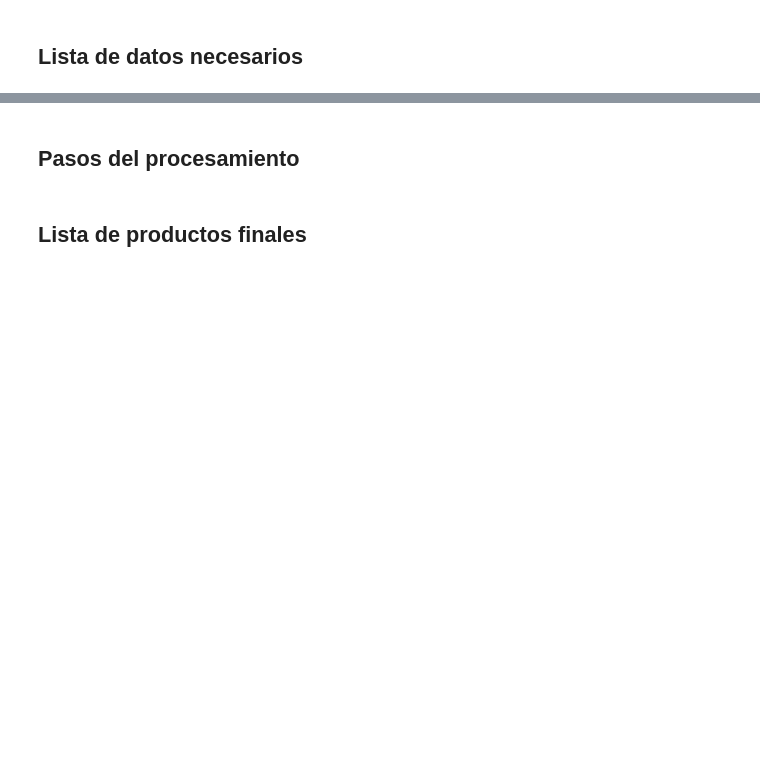
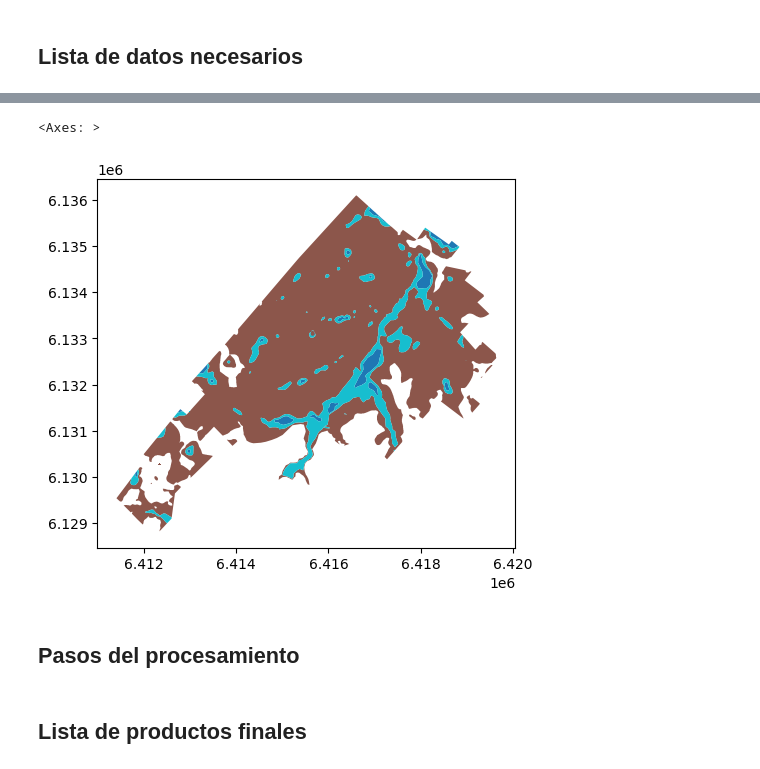
Before and after one commit to nlebovits/ciut-riesgo, a Jupyter notebook: plan.ipynb, the cells around one changed output, grey strips where cells are left out. Cells and saved outputs as stored; diff of their text form; code cells hidden in the pictures; blank space fills up the shorter version.

```diff
--- a/plan.ipynb
+++ b/plan.ipynb
@@ -11,3 +227,14 @@
+# %%
+r100_peligrosidad_blob = bucket.blob(
+    "2024/archivos en JSON/JSON_Anteriores/R100_peligrosidad.geojson"
+)
+r100_peligrosidad_content = r100_peligrosidad_blob.download_as_bytes()
+r100_peligrosidad = gpd.read_file(BytesIO(r100_peligrosidad_content))
+# %%
+r100_peligrosidad.plot("Peligro")
+# %% [output]
+<Axes: >
+[figure, added]
 # %% [markdown]
 ## Pasos del procesamiento
 # %%
```
Also changed, not shown: parts of 18 cells of this notebook, 2 other files.
